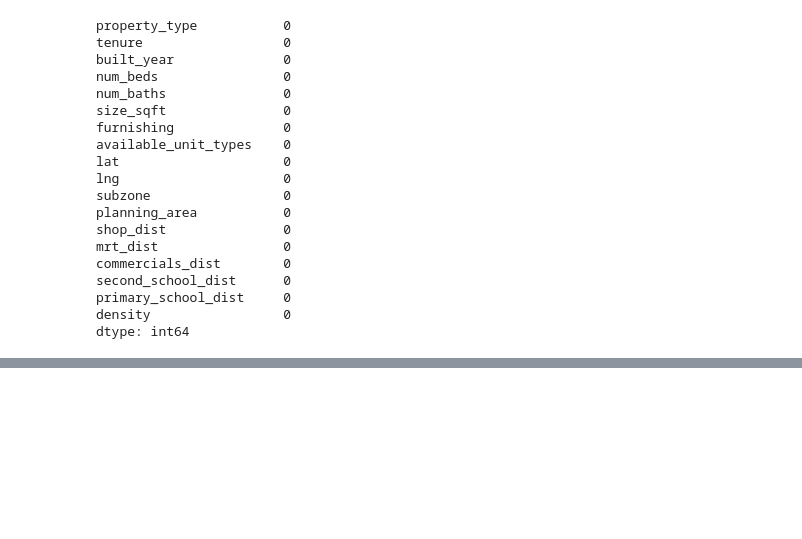
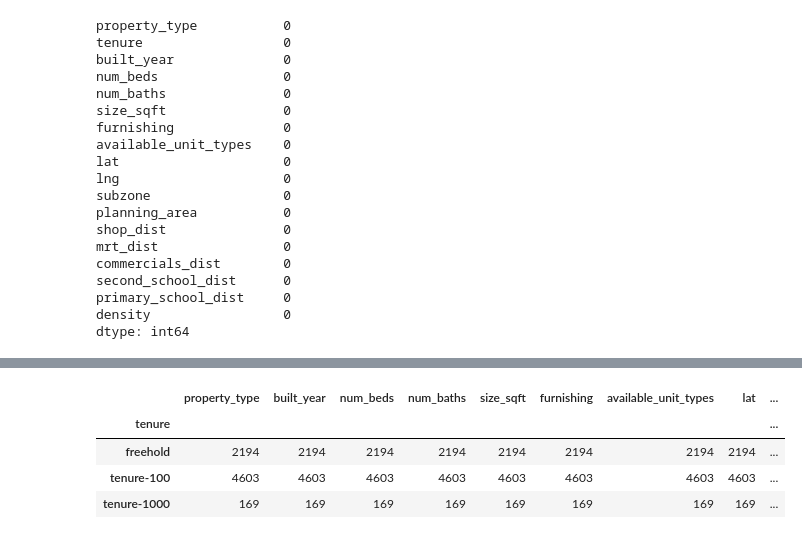
Before and after one commit to GaryGky/CS5228, a Jupyter notebook: Project/testprocess.ipynb, the cells around one changed output, grey strips where cells are left out. Cells and saved outputs as stored; diff of their text form; code cells hidden in the pictures; blank space fills up the shorter version.

```diff
--- a/Project/testprocess.ipynb
+++ b/Project/testprocess.ipynb
@@ -137,3 +153,11 @@ dtype: int64
+# %%
+data.groupby(by='tenure').count()
+# %% [output]
+|  | property_type | built_year | num_beds | num_baths | size_sqft | furnishing | available_unit_types | lat | ... |
+| tenure |  |  |  |  |  |  |  |  | ... |
+| freehold | 2194 | 2194 | 2194 | 2194 | 2194 | 2194 | 2194 | 2194 | ... |
+| tenure-100 | 4603 | 4603 | 4603 | 4603 | 4603 | 4603 | 4603 | 4603 | ... |
+| tenure-1000 | 169 | 169 | 169 | 169 | 169 | 169 | 169 | 169 | ... |
 # %%
 # labelEnc = preprocessing.LabelEncoder()
 # data.planning_area = labelEnc.fit_transform(data.planning_area)
```
Also changed, not shown: parts of 2 cells of this notebook, 2 other files.
